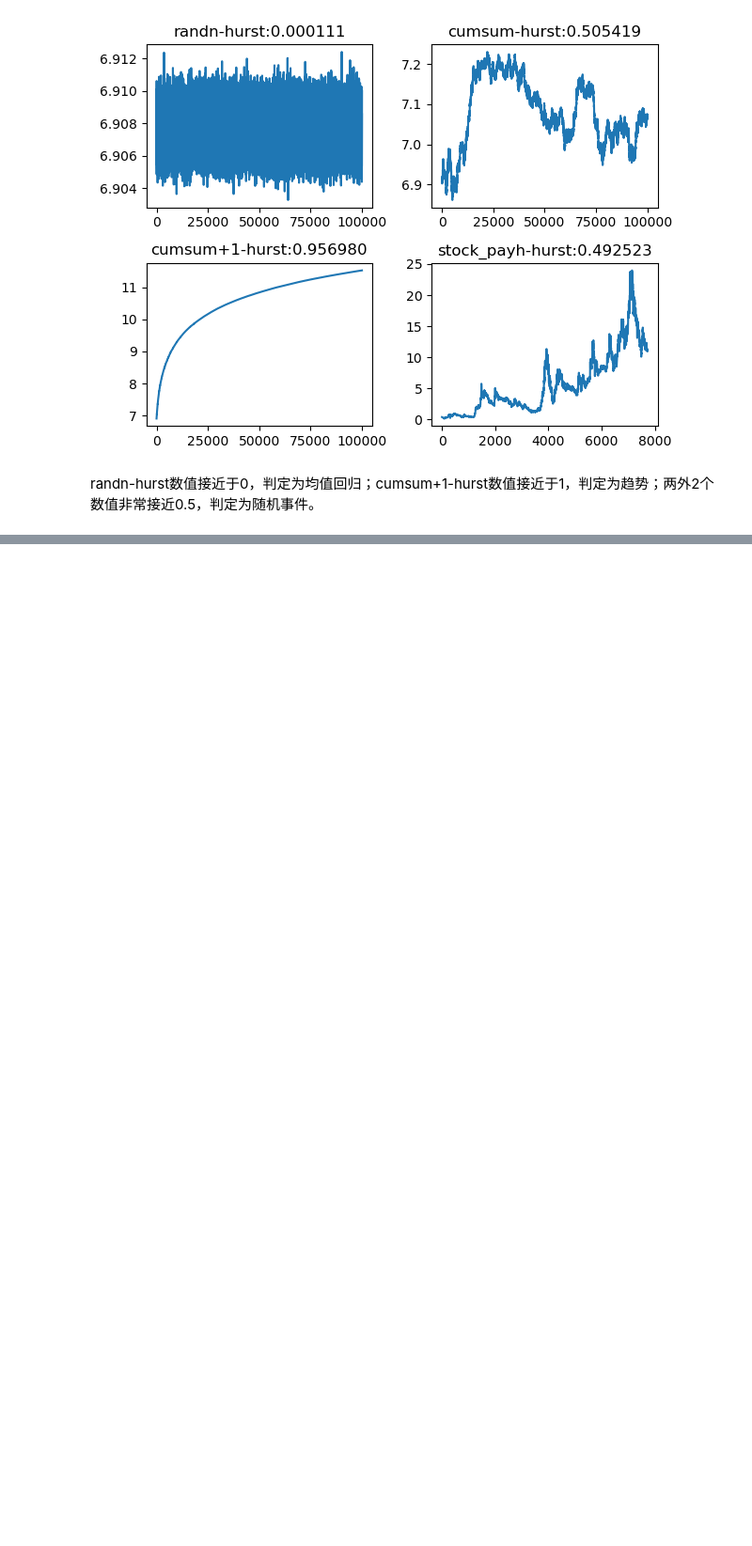
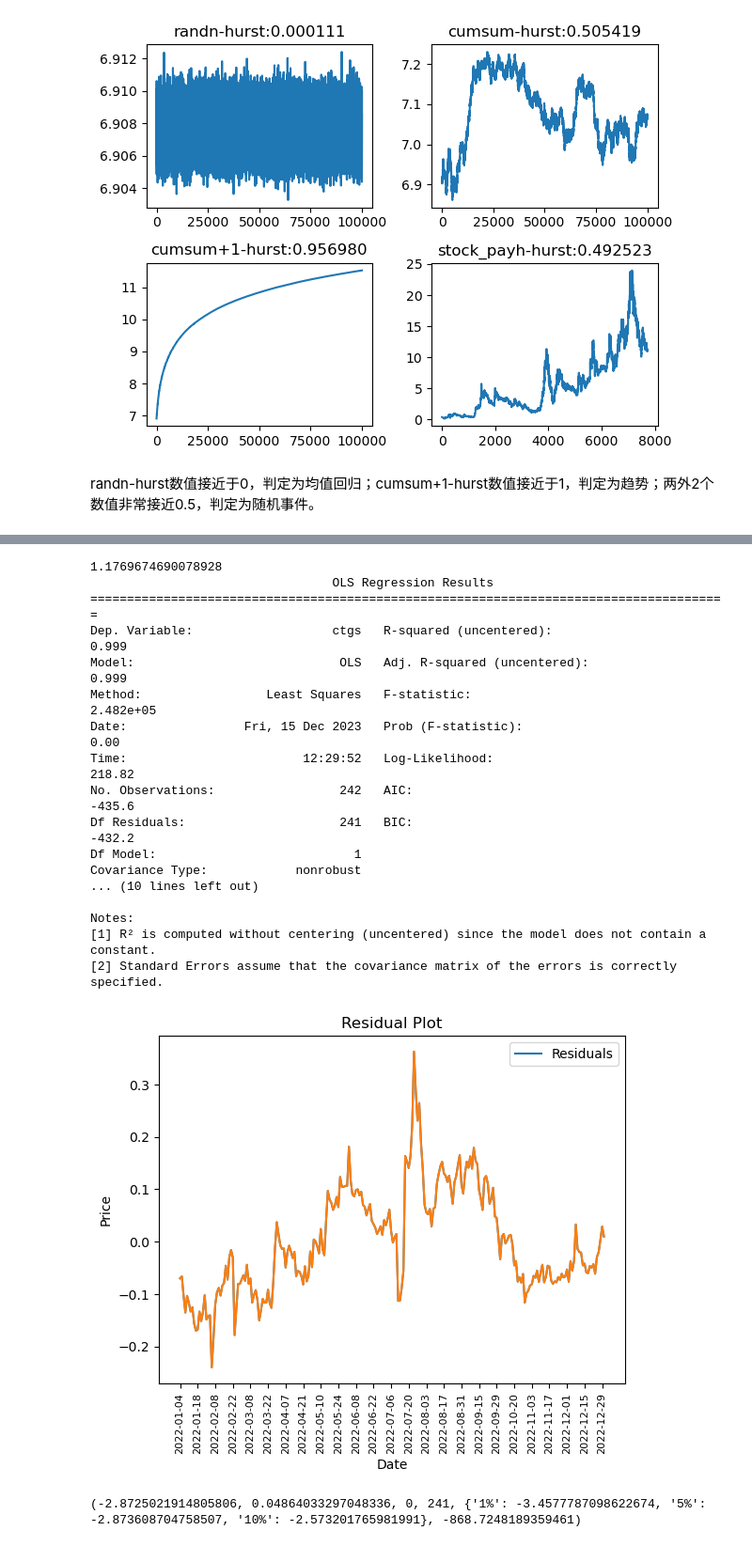
Before and after one commit to mindandhand/backtrader_learn_book, a Jupyter notebook: ipynb/时间序列分析.ipynb, the cells around one changed output, grey strips where cells are left out. Shown at 94% size. Saved outputs shown, nothing was run; the diff lists cells and outputs as text; code cells hidden in the pictures; blank space fills up the shorter version.

```diff
--- a/ipynb/时间序列分析.ipynb
+++ b/ipynb/时间序列分析.ipynb
@@ -153,0 +216,31 @@ randn-hurst数值接近于0，判定为均值回归；cumsum+1-hurst数值接近
+# %%
+import statsmodels.api as sm
+model = sm.OLS(df["ctgs"], df["fjgs"])
+res= model.fit()
+print(res.params[0])
+print(res.summary())
+df["res"] = df["ctgs"] - res.params[0] *df["fjgs"]
+#print(df["res"])
+plot_residuals(df)
+cadf = ts.adfuller(df["res"])
+print(cadf)
+# %% [output]
+1.1769674690078928
+                                 OLS Regression Results
+=======================================================================================
+Dep. Variable:                   ctgs   R-squared (uncentered):                   0.999
+Model:                            OLS   Adj. R-squared (uncentered):              0.999
+Method:                 Least Squares   F-statistic:                          2.482e+05
+Date:                Fri, 15 Dec 2023   Prob (F-statistic):                        0.00
+Time:                        12:29:52   Log-Likelihood:                          218.82
+No. Observations:                 242   AIC:                                     -435.6
+Df Residuals:                     241   BIC:                                     -432.2
+Df Model:                           1
+Covariance Type:            nonrobust
+... (10 lines left out)
+
+Notes:
+[1] R² is computed without centering (uncentered) since the model does not contain a constant.
+[2] Standard Errors assume that the covariance matrix of the errors is correctly specified.
+[figure, added]
+(-2.8725021914805806, 0.04864033297048336, 0, 241, {'1%': -3.4577787098622674, '5%': -2.873608704758507, '10%': -2.573201765981991}, -868.7248189359461)
```
Also changed, not shown: parts of 10 cells of this notebook, 15 other files.
